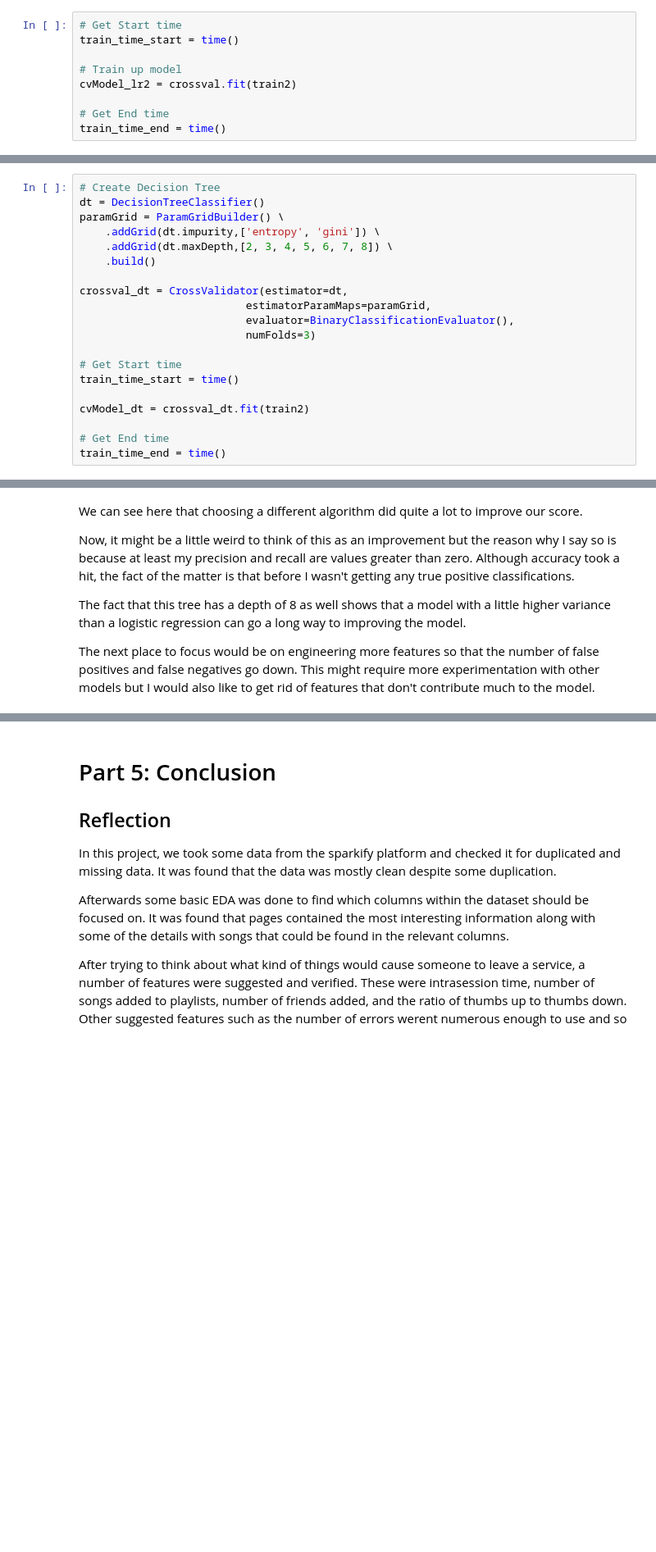
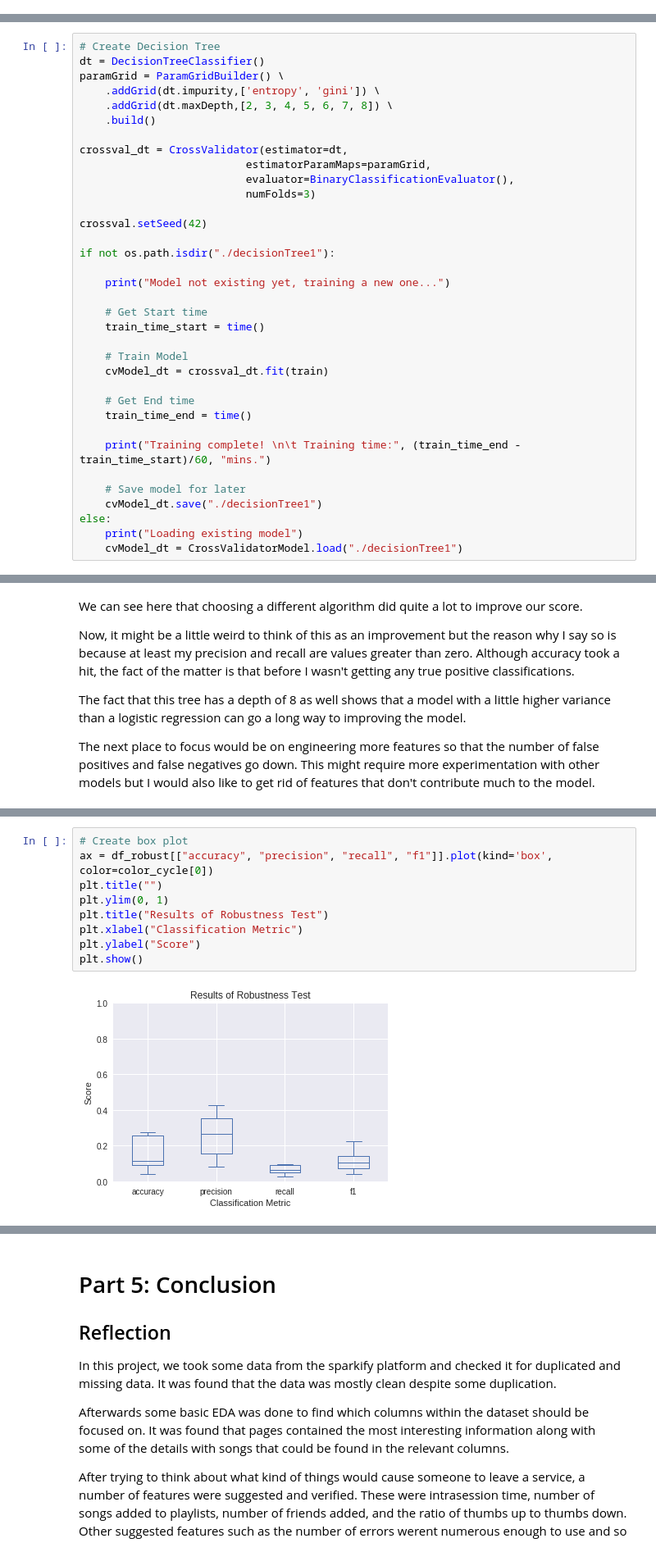
Before and after one commit to SThornewillvE/Udacity-DataScience-Nanodegree, a Jupyter notebook: 07_capstone_spark-ML_project/Sparkify.ipynb, the cells around one changed output, grey strips where cells are left out. Shown at 82% size. Cells and saved outputs as stored; diff of their text form; blank space fills up the shorter version.

```diff
--- a/07_capstone_spark-ML_project/Sparkify.ipynb
+++ b/07_capstone_spark-ML_project/Sparkify.ipynb
@@ -1057,12 +1184,3 @@ df_features2 = scaler.transform(df_features_unnormalised2).select(["features", "
 # %%
 # Perform Train Test split
 train2, validation2 = df_features2.randomSplit([0.8, 0.2], seed=5318008)
-# %%
-# Get Start time
-train_time_start = time()
-
-# Train up model
-cvModel_lr2 = crossval.fit(train2)
-
-# Get End time
-train_time_end = time()
@@ -1173,10 +1309,25 @@ crossval_dt = CrossValidator(estimator=dt,
                           evaluator=BinaryClassificationEvaluator(),
                           numFolds=3)
 
-# Get Start time
-train_time_start = time()
+crossval.setSeed(42)
 
-cvModel_dt = crossval_dt.fit(train2)
+if not os.path.isdir("./decisionTree1"):
 
-# Get End time
-train_time_end = time()
+    print("Model not existing yet, training a new one...")
+
+    # Get Start time
+    train_time_start = time()
+
+    # Train Model
+    cvModel_dt = crossval_dt.fit(train)
+
+    # Get End time
+    train_time_end = time()
+
+    print("Training complete! \n\t Training time:", (train_time_end - train_time_start)/60, "mins.")
+
+    # Save model for later
+    cvModel_dt.save("./decisionTree1")
+else:
+    print("Loading existing model")
+    cvModel_dt = CrossValidatorModel.load("./decisionTree1")
@@ -1259,0 +1472,11 @@ The next place to focus would be on engineering more features so that the number
+# %%
+# Create box plot
+ax = df_robust[["accuracy", "precision", "recall", "f1"]].plot(kind='box', color=color_cycle[0])
+plt.title("")
+plt.ylim(0, 1)
+plt.title("Results of Robustness Test")
+plt.xlabel("Classification Metric")
+plt.ylabel("Score")
+plt.show()
+# %% [output]
+[figure, added]
```
Also changed, not shown: parts of 23 cells of this notebook, 17 other files.
